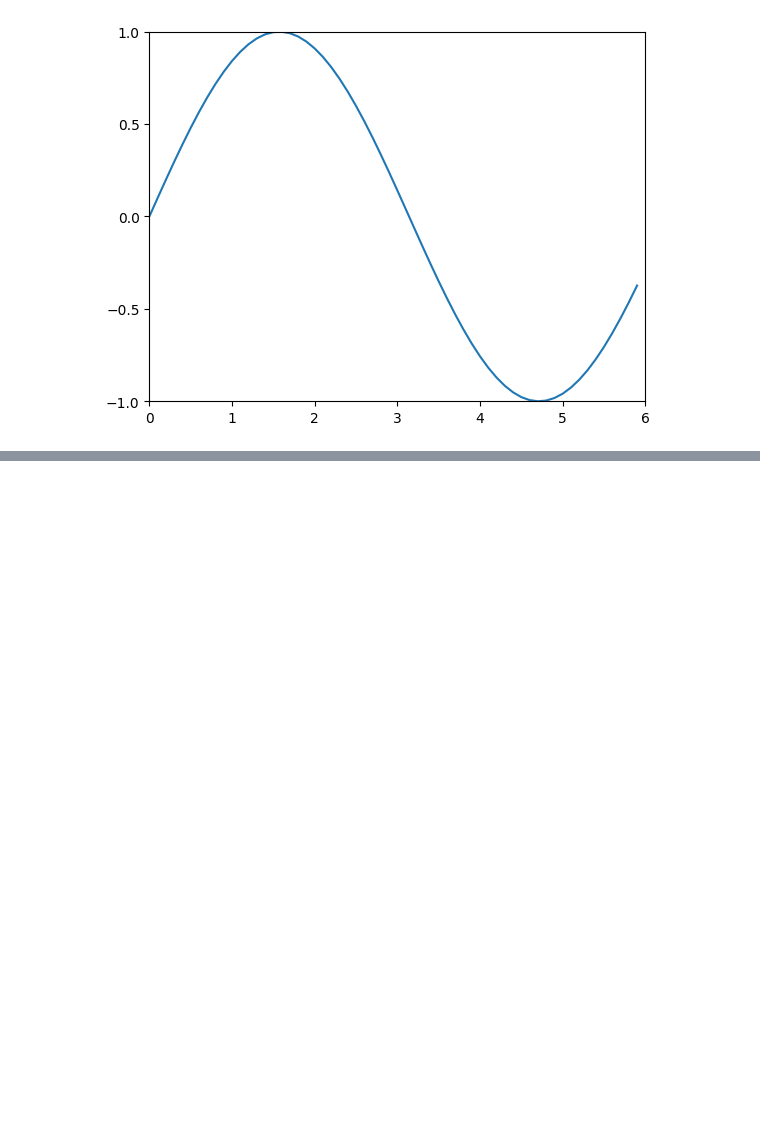
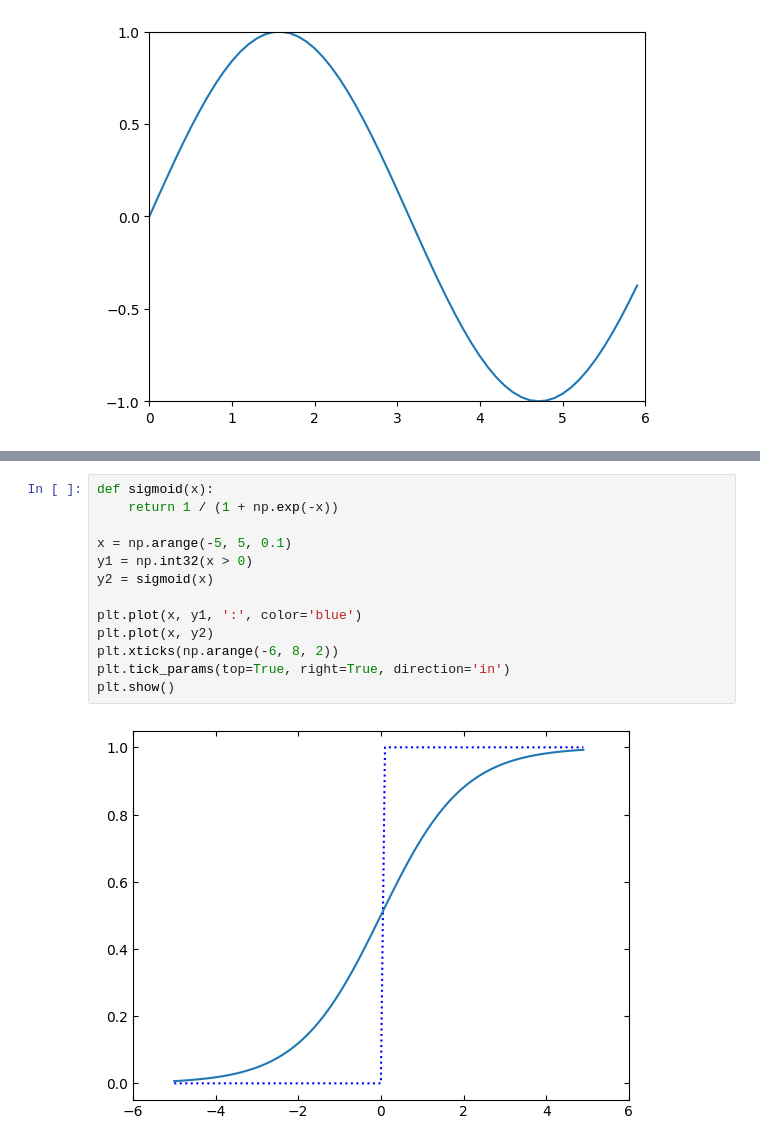
Before and after one commit to Chanmuzi/Deep-Learning-from-Scratch, a Jupyter notebook: practice.ipynb, the cells around one changed output, grey strips where cells are left out. Drawn from its saved outputs; the diff is of its cells as text; blank space fills up the shorter version.

```diff
--- a/practice.ipynb
+++ b/practice.ipynb
@@ -695,0 +706,15 @@ plt.show()
+# %%
+def sigmoid(x):
+    return 1 / (1 + np.exp(-x))
+
+x = np.arange(-5, 5, 0.1)
+y1 = np.int32(x > 0)
+y2 = sigmoid(x)
+
+plt.plot(x, y1, ':', color='blue')
+plt.plot(x, y2)
+plt.xticks(np.arange(-6, 8, 2))
+plt.tick_params(top=True, right=True, direction='in')
+plt.show()
+# %% [output]
+[figure, added]
```
Also changed, not shown: parts of 3 cells of this notebook.
